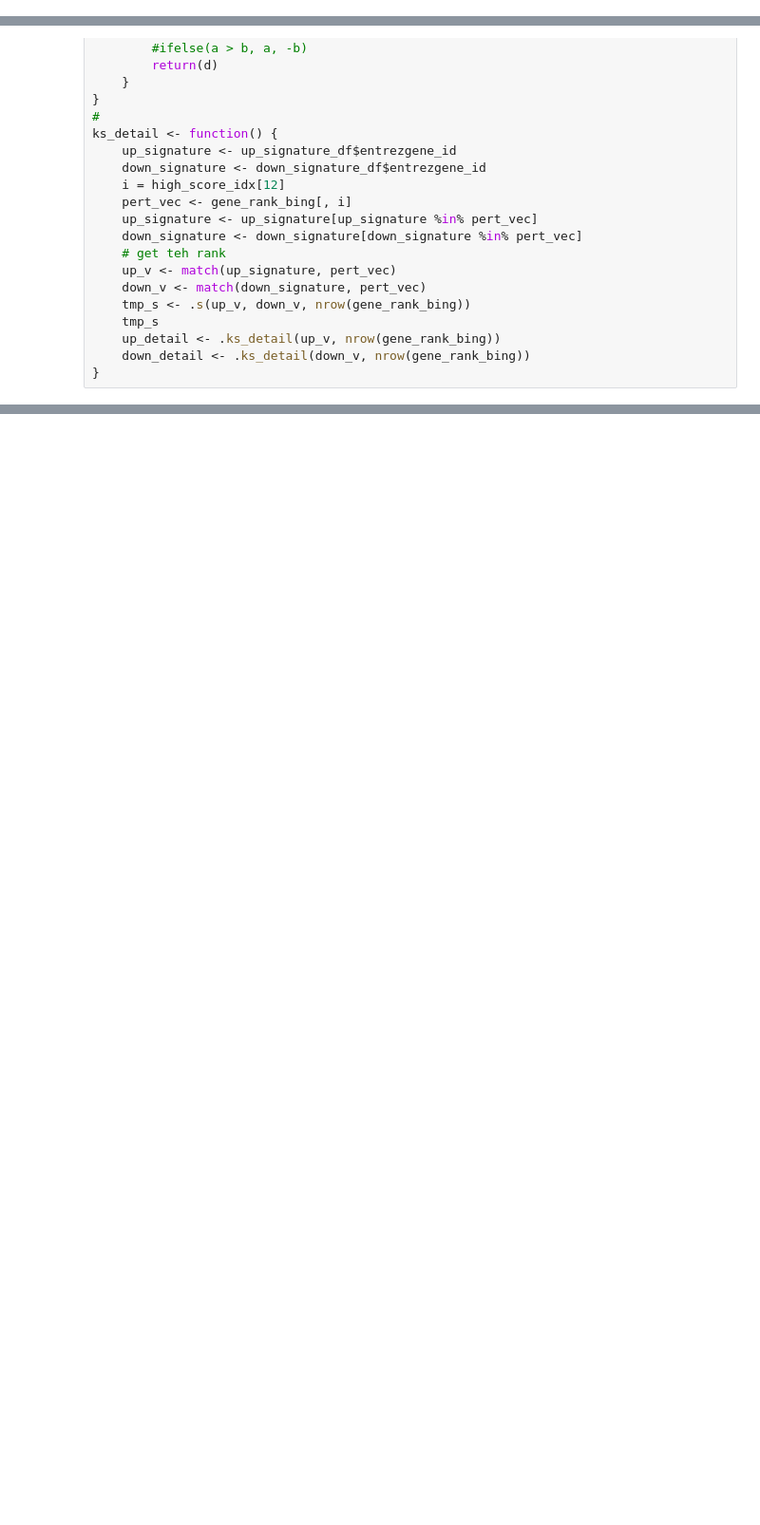
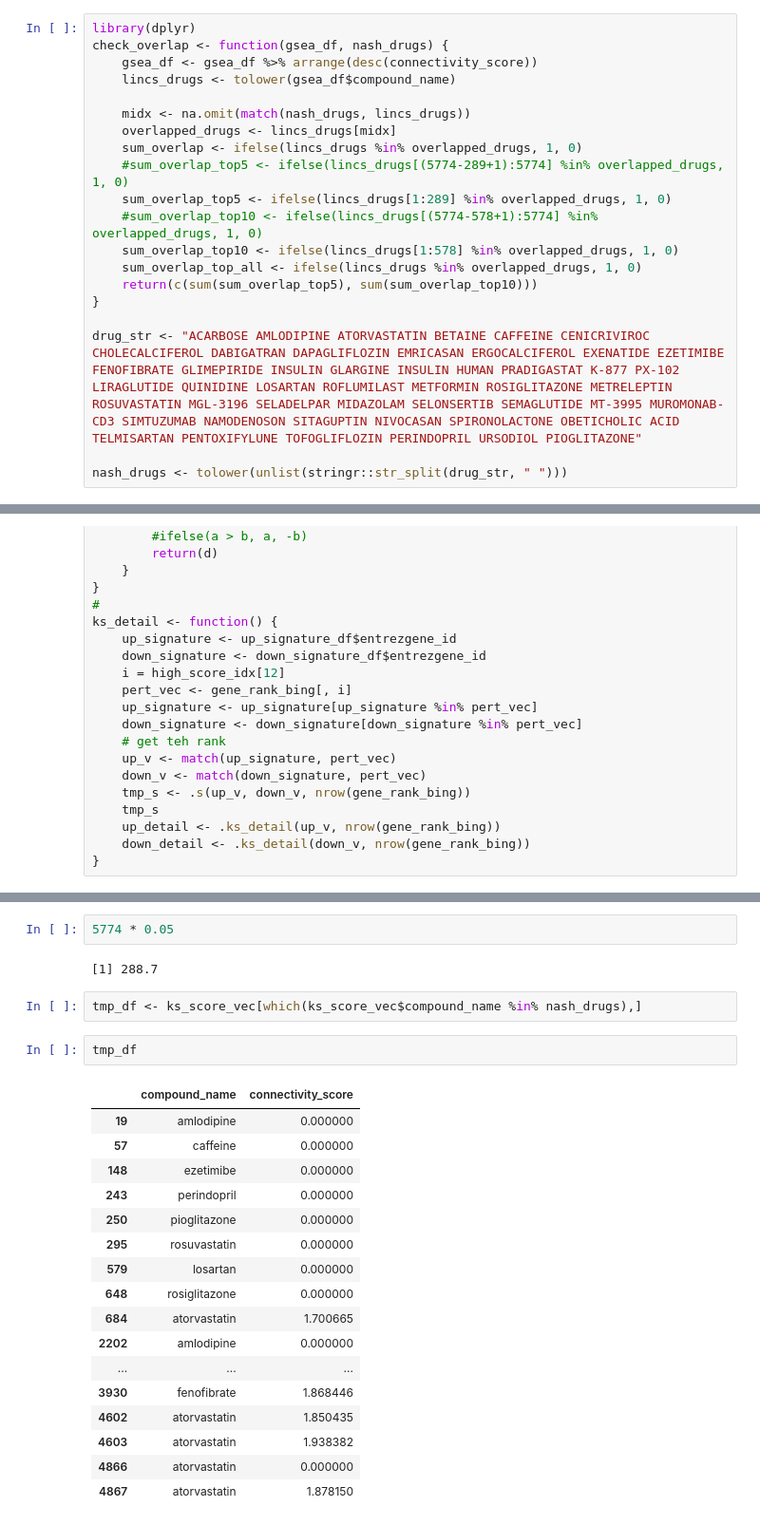
Before and after one commit to Joker-Jerome/dr_multiomics, a Jupyter notebook: code/analsyis_score.ipynb, the cells around one changed output, grey strips where cells are left out. Shown at 95% size. Cells and saved outputs as stored; diff of their text form; blank space fills up the shorter version.

```diff
--- a/code/analsyis_score.ipynb
+++ b/code/analsyis_score.ipynb
@@ -132,0 +157,20 @@ gene_rank_bing[, which(ks_score_vec$connectivity_score > 0.45)]
+# %%
+library(dplyr)
+check_overlap <- function(gsea_df, nash_drugs) {
+    gsea_df <- gsea_df %>% arrange(desc(connectivity_score))
+    lincs_drugs <- tolower(gsea_df$compound_name)
+
+    midx <- na.omit(match(nash_drugs, lincs_drugs))
+    overlapped_drugs <- lincs_drugs[midx]
+    sum_overlap <- ifelse(lincs_drugs %in% overlapped_drugs, 1, 0)
+    #sum_overlap_top5 <- ifelse(lincs_drugs[(5774-289+1):5774] %in% overlapped_drugs, 1, 0)
+    sum_overlap_top5 <- ifelse(lincs_drugs[1:289] %in% overlapped_drugs, 1, 0)
+    #sum_overlap_top10 <- ifelse(lincs_drugs[(5774-578+1):5774] %in% overlapped_drugs, 1, 0)
+    sum_overlap_top10 <- ifelse(lincs_drugs[1:578] %in% overlapped_drugs, 1, 0)
+    sum_overlap_top_all <- ifelse(lincs_drugs %in% overlapped_drugs, 1, 0)
+    return(c(sum(sum_overlap_top5), sum(sum_overlap_top10)))
+}
+
+drug_str <- "ACARBOSE AMLODIPINE ATORVASTATIN BETAINE CAFFEINE CENICRIVIROC CHOLECALCIFEROL DABIGATRAN DAPAGLIFLOZIN EMRICASAN ERGOCALCIFEROL EXENATIDE EZETIMIBE FENOFIBRATE GLIMEPIRIDE INSULIN GLARGINE INSULIN HUMAN PRADIGASTAT K-877 PX-102 LIRAGLUTIDE QUINIDINE LOSARTAN ROFLUMILAST METFORMIN ROSIGLITAZONE METRELEPTIN ROSUVASTATIN MGL-3196 SELADELPAR MIDAZOLAM SELONSERTIB SEMAGLUTIDE MT-3995 MUROMONAB-CD3 SIMTUZUMAB NAMODENOSON SITAGUPTIN NIVOCASAN SPIRONOLACTONE OBETICHOLIC ACID TELMISARTAN PENTOXIFYLUNE TOFOGLIFLOZIN PERINDOPRIL URSODIOL PIOGLITAZONE"
+
+nash_drugs <- tolower(unlist(stringr::str_split(drug_str, " ")))
@@ -300,0 +467,26 @@ ks_detail <- function() {
+# %%
+5774 * 0.05
+# %% [output]
+[1] 288.7
+# %%
+tmp_df <- ks_score_vec[which(ks_score_vec$compound_name %in% nash_drugs),]
+# %%
+tmp_df
+# %% [output]
+|  | compound_name | connectivity_score |
+| 19 | amlodipine | 0.000000 |
+| 57 | caffeine | 0.000000 |
+| 148 | ezetimibe | 0.000000 |
+| 243 | perindopril | 0.000000 |
+| 250 | pioglitazone | 0.000000 |
+| 295 | rosuvastatin | 0.000000 |
+| 579 | losartan | 0.000000 |
+| 648 | rosiglitazone | 0.000000 |
+| 684 | atorvastatin | 1.700665 |
+| 2202 | amlodipine | 0.000000 |
+| ... | ... | ... |
+| 3930 | fenofibrate | 1.868446 |
+| 4602 | atorvastatin | 1.850435 |
+| 4603 | atorvastatin | 1.938382 |
+| 4866 | atorvastatin | 0.000000 |
+| 4867 | atorvastatin | 1.878150 |
```
Also changed, not shown: parts of 48 cells of this notebook, 9 other files.
